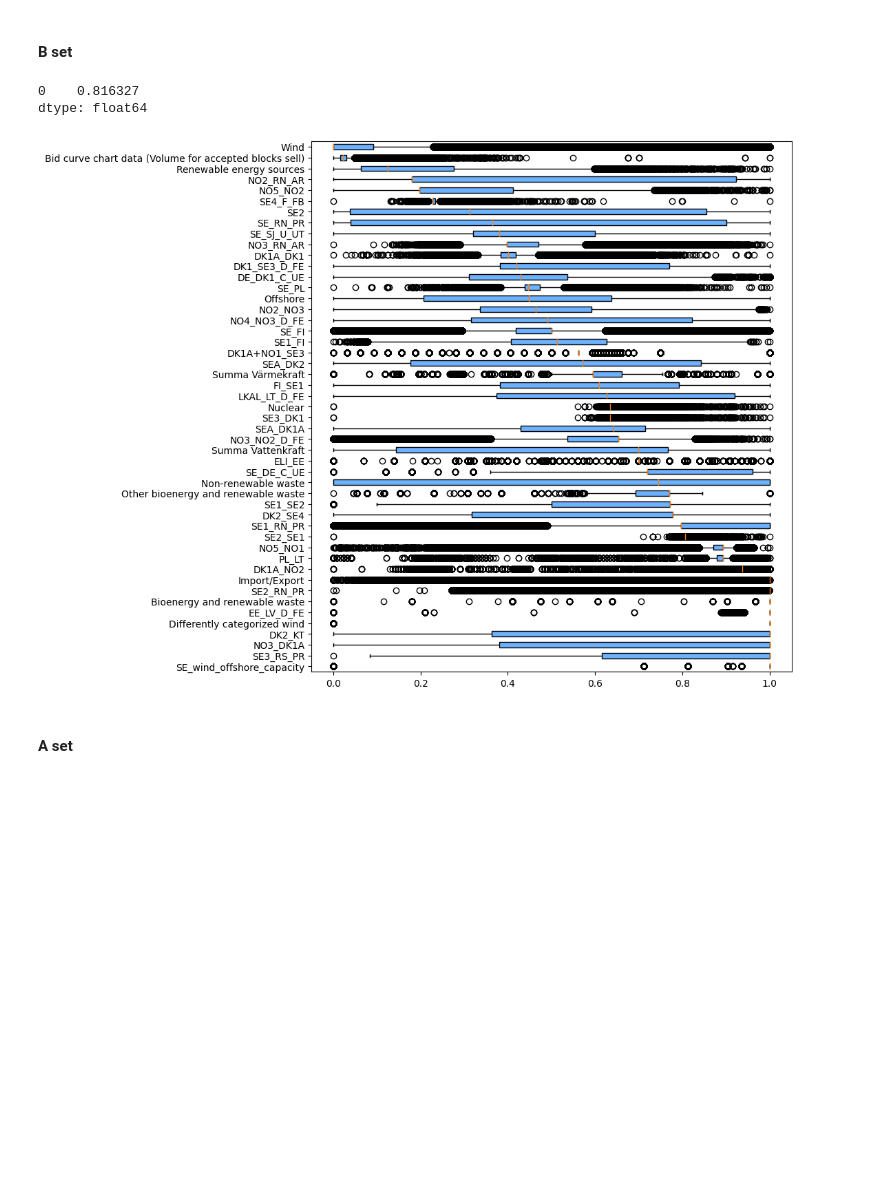
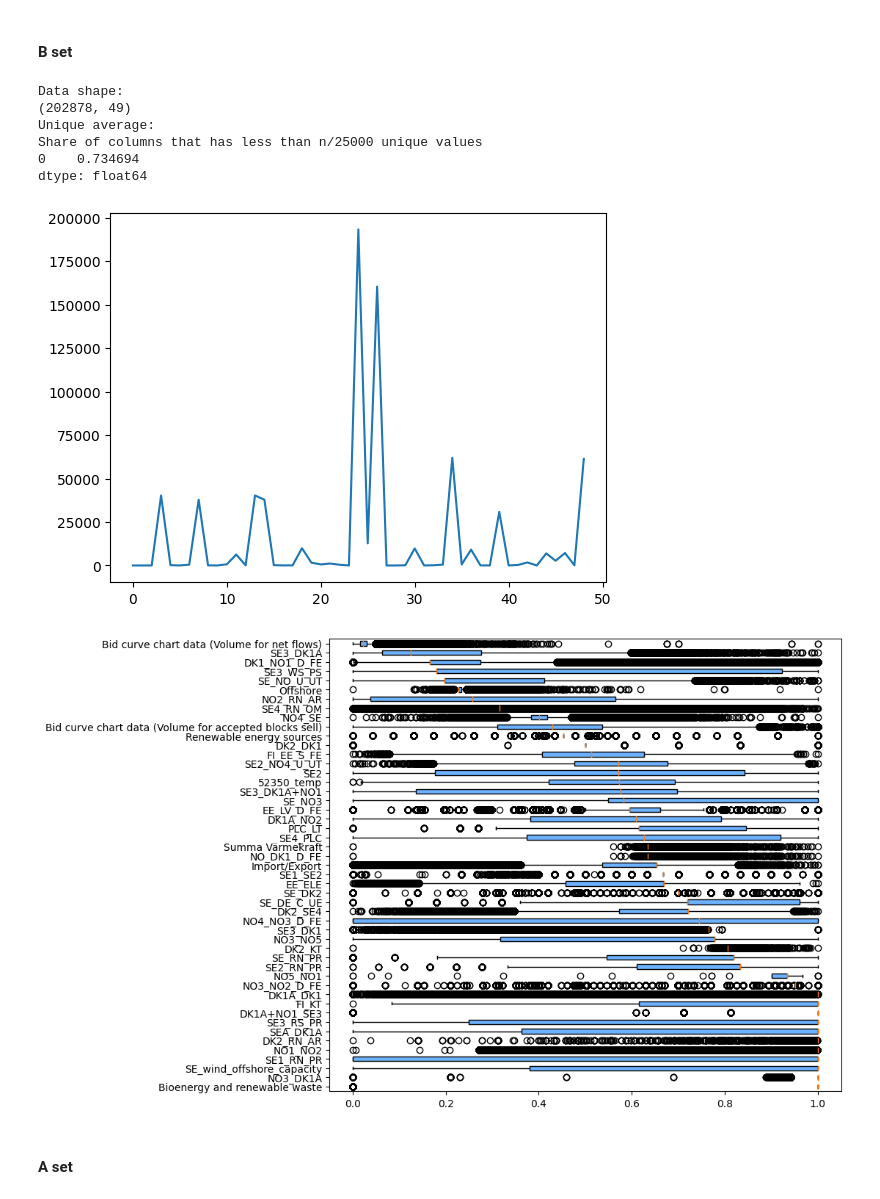
Before and after one commit to albinjanzen/masterthesis, a Jupyter notebook: Master Thesis Code.ipynb, the cells around one changed output. Cells and saved outputs as stored; diff of their text form; code cells hidden in the pictures; blank space fills up the shorter version.

```diff
--- a/Master Thesis Code.ipynb
+++ b/Master Thesis Code.ipynb
@@ -214,0 +260,10 @@ def compile_and_fit(model, X_train, y_train, patience=2):
+# %%
+def unique_average(data, n=25000):
+# antal unika värden i snitt per feature
+    list = []
+    for i in range(data.shape[1]):
+        list.append(data.iloc[:,i].nunique())
+    list = pd.DataFrame(list)
+    print('Share of columns that has less than n/25000 unique values')
+    print(list[list < n].count()/data.shape[1])
+    plt.plot(list)
@@ -244,27 +377,2 @@ ax2.legend()
 # %% [markdown]
 ## Baseline feature importance
-# %%
-COLS = list(df.columns[1:])
-n_cols = len(COLS)
-# n_cols = 5
-# results = []
-print('Computing LSTM feature importance...')
-
-# COMPUTE BASELINE (NO SHUFFLE)
-oof_preds = model.predict(X_val, verbose=0, batch_size=batch_size).squeeze()
-baseline_mae = np.mean(np.abs( oof_preds-y_val ))
-# results.append({'feature':'BASELINE','mae':baseline_mae})
-fi_df = pd.DataFrame(['Baseline', baseline_mae]).T
-fi_df.to_csv('feature_importance.csv', index=False, header=False)
-for k in range(n_cols):
-    # SHUFFLE FEATURE K
-    save_col = X_val[:,:,k].copy()
-    X_val[:,:,k] = np.zeros((X_val.shape[0],X_val.shape[1]))
-
-    # COMPUTE OOF MAE WITH FEATURE K SHUFFLED
-    oof_preds = model.predict(X_val, verbose=0, batch_size=batch_size).squeeze()
-    mae = np.mean(np.abs( oof_preds-y_val ))
-    # results.append({'feature':COLS[k],'mae':mae})
-    fi_df = pd.DataFrame([COLS[k], mae]).T
-    fi_df.to_csv('feature_importance.csv', mode='a', index=False, header=False)
-    X_val[:,:,k] = save_col
@@ -330,0 +379,3 @@ def run_analysis_suite(data, columns, n=25000):
+# %%
+baseline_mae, n_cols = feature_importance(model, X_val, y_val, df, batch_size, 'baseline')
+feature_cutoff(df, baseline_mae, n_cols, 'baseline', cutoff = 0, prime = 0)
@@ -361,0 +394,2 @@ NameError: name 'pd' is not defined
+# %%
+a_set_columns, b_set_columns, prime_set_columns = feature_cutoff(df, baseline_mae, n_cols, 'baseline', cutoff = 1, prime = 1)
@@ -363,11 +400,16 @@ NameError: name 'pd' is not defined
 #### B set
 # %%
 b_set = df[b_set_columns]
-run_analysis_suite(b_set, b_set_columns)
+run_analysis_suite(b_set, b_set_columns, n=8000)
 # %% [output]
-0    0.816327
+Data shape:
+(202878, 49)
+Unique average:
+Share of columns that has less than n/25000 unique values
+0    0.734694
 dtype: float64
-[figure, old version]
+[figure, new version]
+[figure, added]
 # %% [markdown]
 #### A set
 # %%
```
Also changed, not shown: parts of 30 cells of this notebook, 3 other files.
